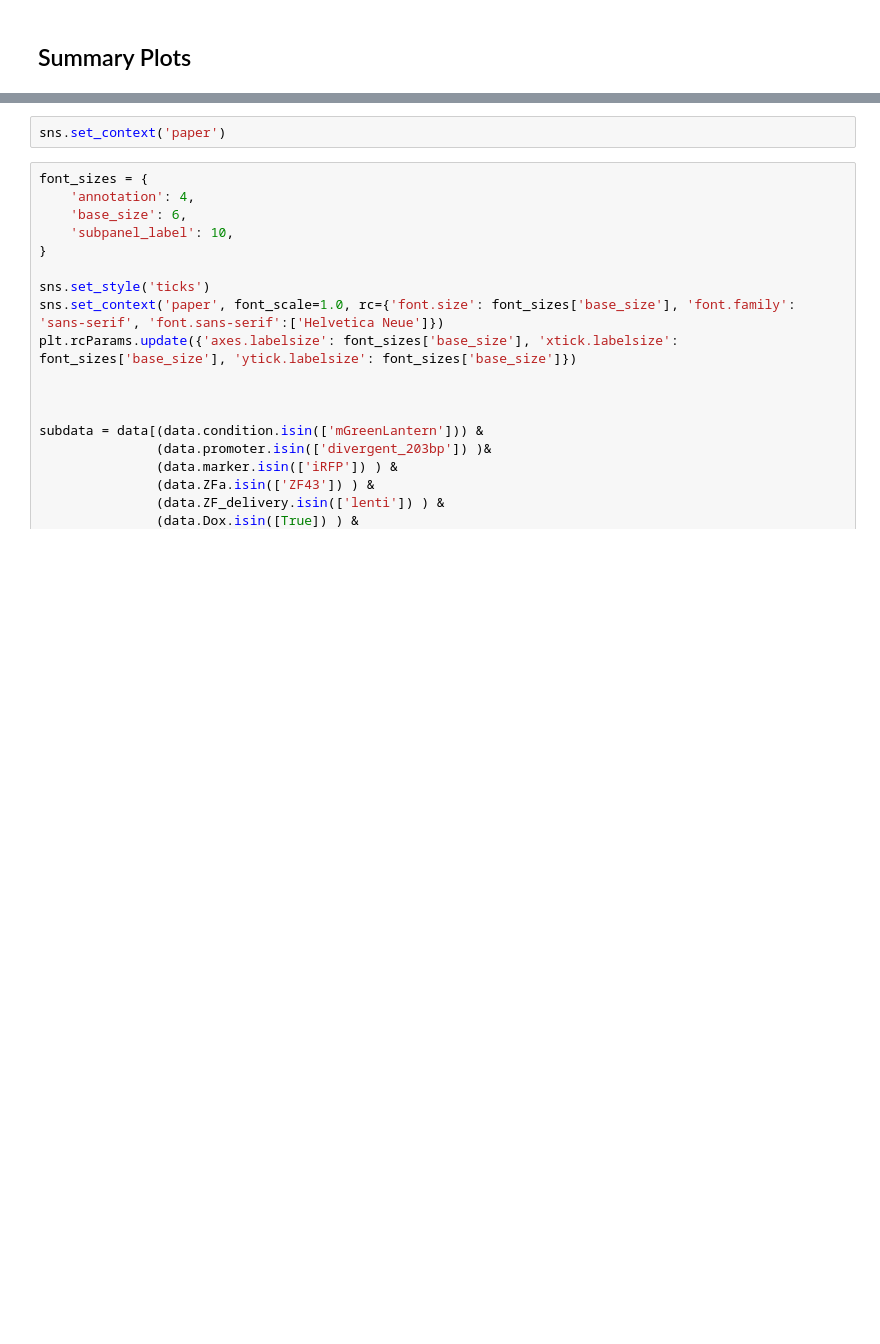
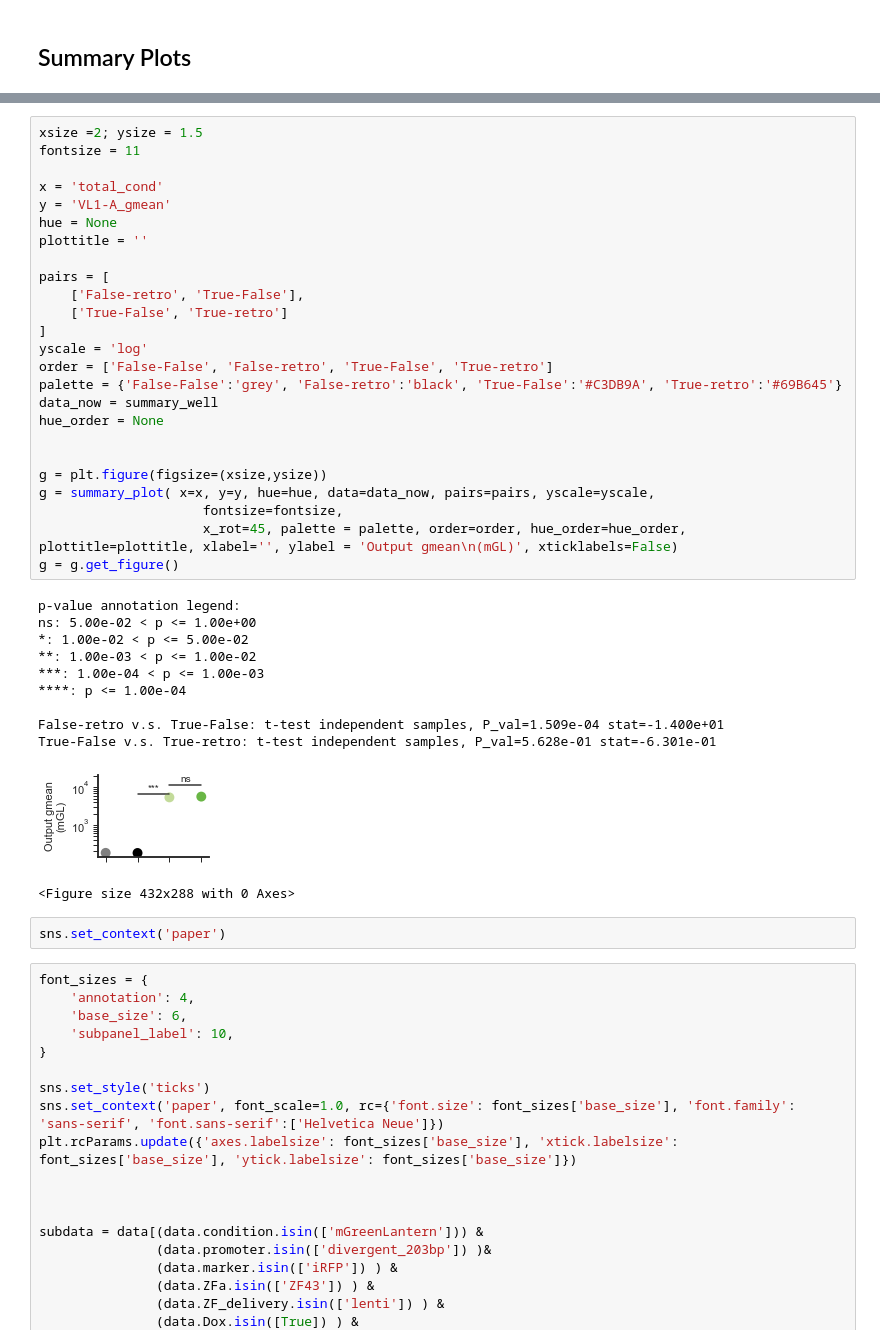
Before and after one commit to GallowayLabMIT/Kabaria_Promoter_Editing_DIAL, a Jupyter notebook: data_DIAL/Fig5_MEFs_4dpi_Tet_ON_ZF.ipynb, the cells around one changed output, grey strips where cells are left out. Saved outputs shown, nothing was run; the diff lists cells and outputs as text; blank space fills up the shorter version.

Commit message:
upload data

```diff
--- a/data_DIAL/Fig5_MEFs_4dpi_Tet_ON_ZF.ipynb
+++ b/data_DIAL/Fig5_MEFs_4dpi_Tet_ON_ZF.ipynb
@@ -641,4 +625,41 @@ True-False v.s. True-retro: t-test independent samples, P_val=1.018e-10 stat=-1.
 <Figure size 432x288 with 0 Axes>
+# %%
+xsize =2; ysize = 1.5
+fontsize = 11
+
+x = 'total_cond'
+y = 'VL1-A_gmean'
+hue = None
+plottitle = ''
+
+pairs = [
+    ['False-retro', 'True-False'],
+    ['True-False', 'True-retro']
+]
+yscale = 'log'
+order = ['False-False', 'False-retro', 'True-False', 'True-retro']
+palette = {'False-False':'grey', 'False-retro':'black', 'True-False':'#C3DB9A', 'True-retro':'#69B645'}
+data_now = summary_well
+hue_order = None
+
+
+g = plt.figure(figsize=(xsize,ysize))
+g = summary_plot( x=x, y=y, hue=hue, data=data_now, pairs=pairs, yscale=yscale,
+                     fontsize=fontsize,
+                     x_rot=45, palette = palette, order=order, hue_order=hue_order, plottitle=plottitle, xlabel='', ylabel = 'Output gmean\n(mGL)', xticklabels=False)
+g = g.get_figure()
+# %% [output]
+p-value annotation legend:
+ns: 5.00e-02 < p <= 1.00e+00
+*: 1.00e-02 < p <= 5.00e-02
+**: 1.00e-03 < p <= 1.00e-02
+***: 1.00e-04 < p <= 1.00e-03
+****: p <= 1.00e-04
+
+False-retro v.s. True-False: t-test independent samples, P_val=1.509e-04 stat=-1.400e+01
+True-False v.s. True-retro: t-test independent samples, P_val=5.628e-01 stat=-6.301e-01
+[figure, added]
+<Figure size 432x288 with 0 Axes>
 # %%
 sns.set_context('paper')
 # %%
```
Also changed, not shown: parts of 6 cells of this notebook.
